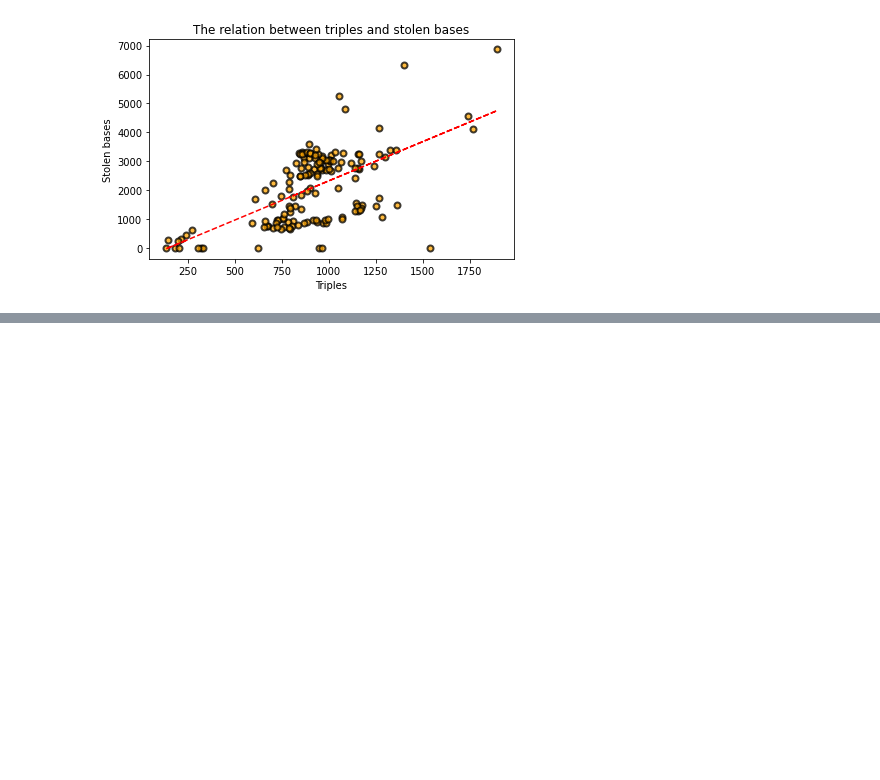
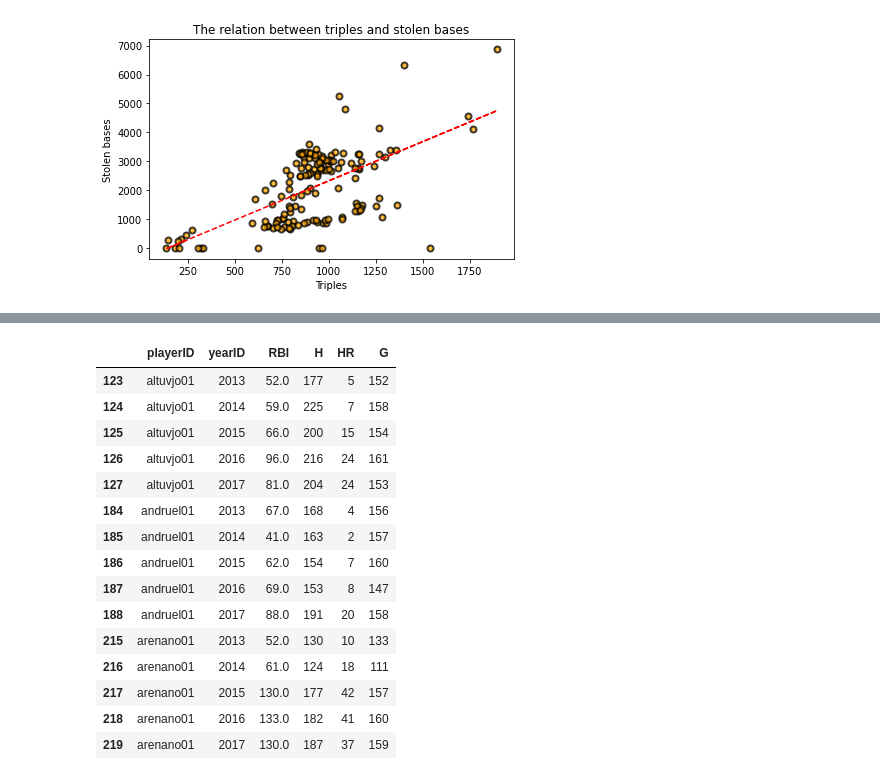
Before and after one commit to rcortezk9/DSProject2, a Jupyter notebook: DSProject2.ipynb, the cells around one changed output, grey strips where cells are left out. Cells and saved outputs as stored; diff of their text form; code cells hidden in the pictures; blank space fills up the shorter version.

```diff
--- a/DSProject2.ipynb
+++ b/DSProject2.ipynb
@@ -163,0 +181,10 @@ plt.show()
+# %%
+# Create a dataframe that only shows that stats we want to work with
+# Also going ot use 5 year time period.
+years_to_examine = [2013, 2014, 2015, 2016, 2017]
+batting_df = batting[['playerID', 'yearID', 'RBI', 'H', 'HR', 'G']]
+batting_df = batting_df[batting_df['yearID'].isin(years_to_examine)]
+batting_df = batting_df.groupby(['playerID', 'yearID'], as_index=False).sum()
+# Wanted to only look at those players to are considered to have play a full season
+batting_df = batting_df[batting_df['G'] > 100]
+display(batting_df.head(10))
@@ -163,0 +203,31 @@ plt.show()
+# %%
+def played_in_all_years(records):
+    '''Function to create a list for all the playerIDs. Iterate through the list of IDs
+    and count times the ID occurs in in the list'''
+    ids = list(records['playerID'])
+    players_with_five_years = set()
+    for player in ids:
+        if (ids.count(player)) == len(years_to_examine):
+            players_with_five_years.add(player)
+
+    return records[records['playerID'].isin(players_with_five_years)]
+# Create the new DataFrames including only players with records in years in the analysis
+batting_df = played_in_all_years(batting_df)
+batting_df.head(15)
+# %% [output]
+|  | playerID | yearID | RBI | H | HR | G |
+| 123 | altuvjo01 | 2013 | 52.0 | 177 | 5 | 152 |
+| 124 | altuvjo01 | 2014 | 59.0 | 225 | 7 | 158 |
+| 125 | altuvjo01 | 2015 | 66.0 | 200 | 15 | 154 |
+| 126 | altuvjo01 | 2016 | 96.0 | 216 | 24 | 161 |
+| 127 | altuvjo01 | 2017 | 81.0 | 204 | 24 | 153 |
+| 184 | andruel01 | 2013 | 67.0 | 168 | 4 | 156 |
+| 185 | andruel01 | 2014 | 41.0 | 163 | 2 | 157 |
+| 186 | andruel01 | 2015 | 62.0 | 154 | 7 | 160 |
+| 187 | andruel01 | 2016 | 69.0 | 153 | 8 | 147 |
+| 188 | andruel01 | 2017 | 88.0 | 191 | 20 | 158 |
+| 215 | arenano01 | 2013 | 52.0 | 130 | 10 | 133 |
+| 216 | arenano01 | 2014 | 61.0 | 124 | 18 | 111 |
+| 217 | arenano01 | 2015 | 130.0 | 177 | 42 | 157 |
+| 218 | arenano01 | 2016 | 133.0 | 182 | 41 | 160 |
+| 219 | arenano01 | 2017 | 130.0 | 187 | 37 | 159 |
```
Also changed, not shown: parts of 8 cells of this notebook, 1 other file.
